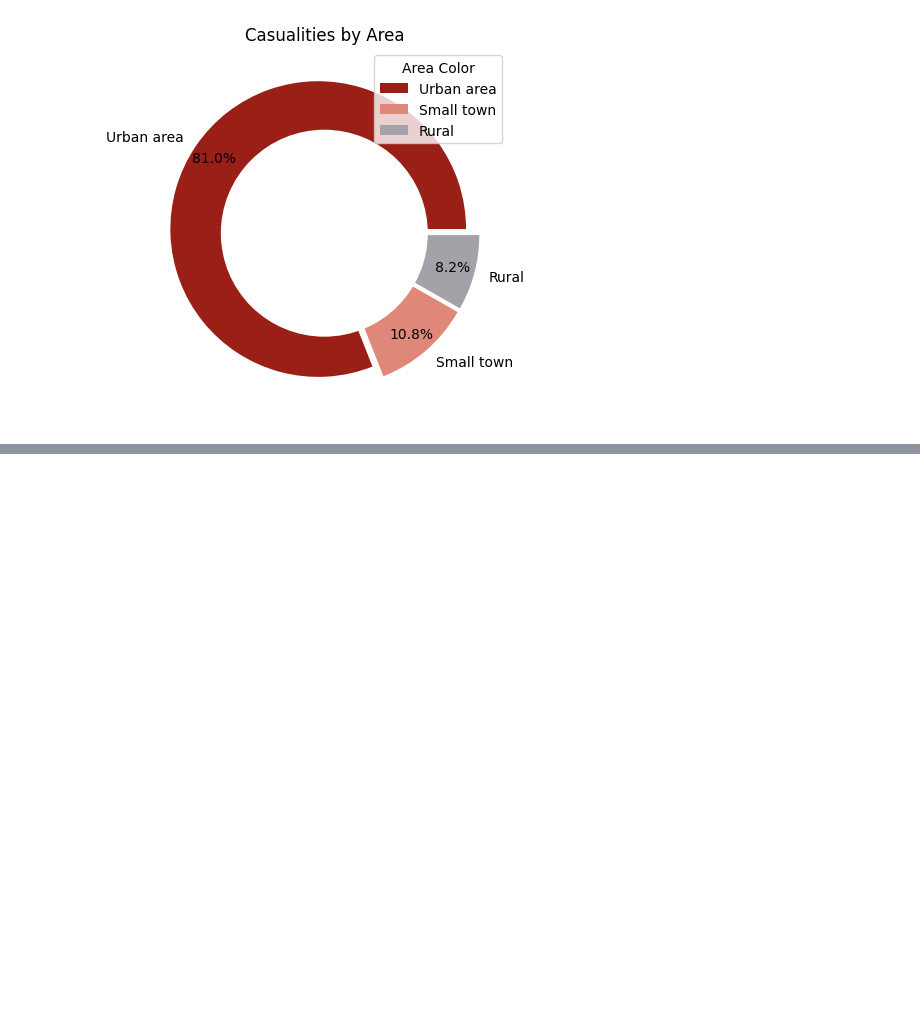
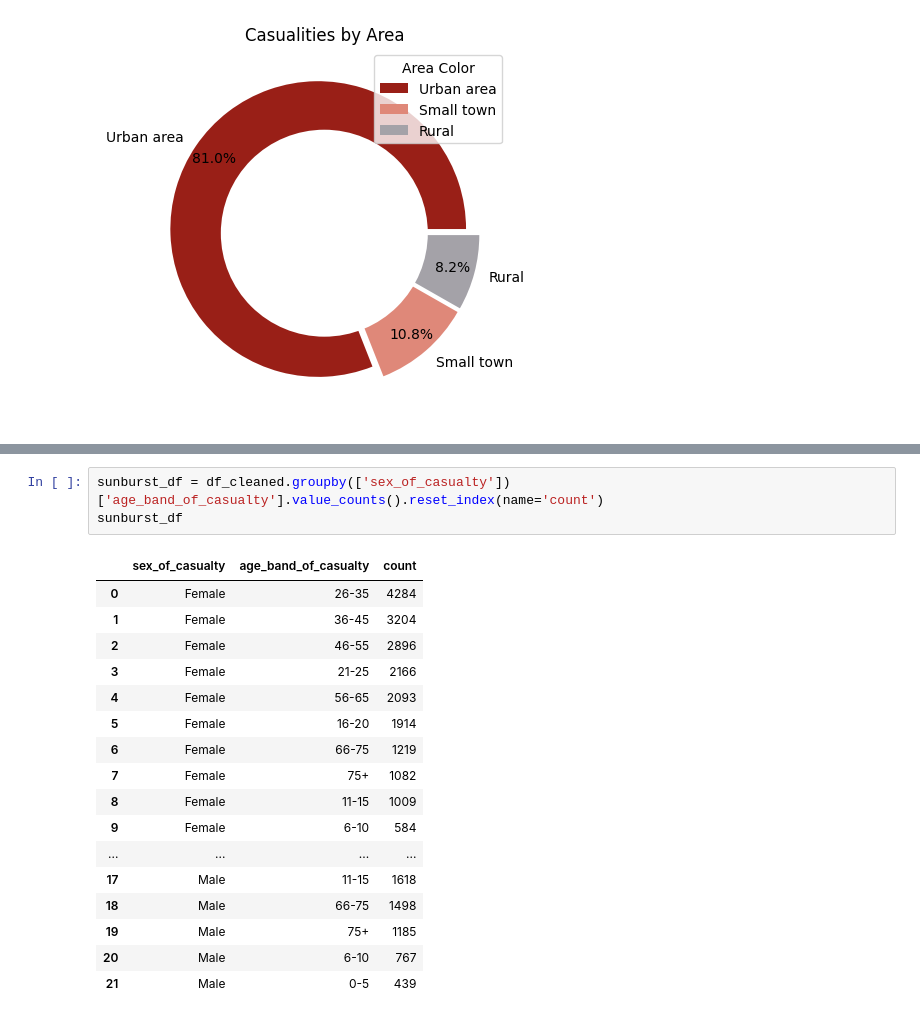
Before and after one commit to ZeynabRostami/road_casualty_data_analysis_2022, a Jupyter notebook: road_casualty_data_analysis_2022.ipynb, the cells around one changed output, grey strips where cells are left out. Saved outputs shown, nothing was run; the diff lists cells and outputs as text; blank space fills up the shorter version.

```diff
--- a/road_casualty_data_analysis_2022.ipynb
+++ b/road_casualty_data_analysis_2022.ipynb
@@ -187,0 +208,21 @@ plt.show()
+# %%
+sunburst_df = df_cleaned.groupby(['sex_of_casualty'])['age_band_of_casualty'].value_counts().reset_index(name='count')
+sunburst_df
+# %% [output]
+|  | sex_of_casualty | age_band_of_casualty | count |
+| 0 | Female | 26-35 | 4284 |
+| 1 | Female | 36-45 | 3204 |
+| 2 | Female | 46-55 | 2896 |
+| 3 | Female | 21-25 | 2166 |
+| 4 | Female | 56-65 | 2093 |
+| 5 | Female | 16-20 | 1914 |
+| 6 | Female | 66-75 | 1219 |
+| 7 | Female | 75+ | 1082 |
+| 8 | Female | 11-15 | 1009 |
+| 9 | Female | 6-10 | 584 |
+| ... | ... | ... | ... |
+| 17 | Male | 11-15 | 1618 |
+| 18 | Male | 66-75 | 1498 |
+| 19 | Male | 75+ | 1185 |
+| 20 | Male | 6-10 | 767 |
+| 21 | Male | 0-5 | 439 |
```
Also changed, not shown: parts of 5 cells of this notebook.
